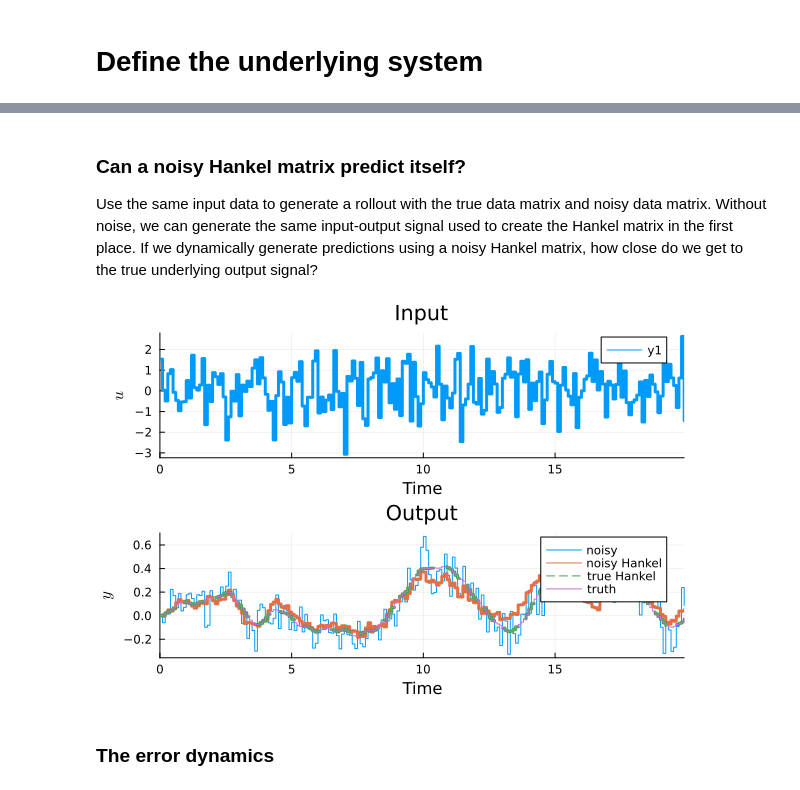
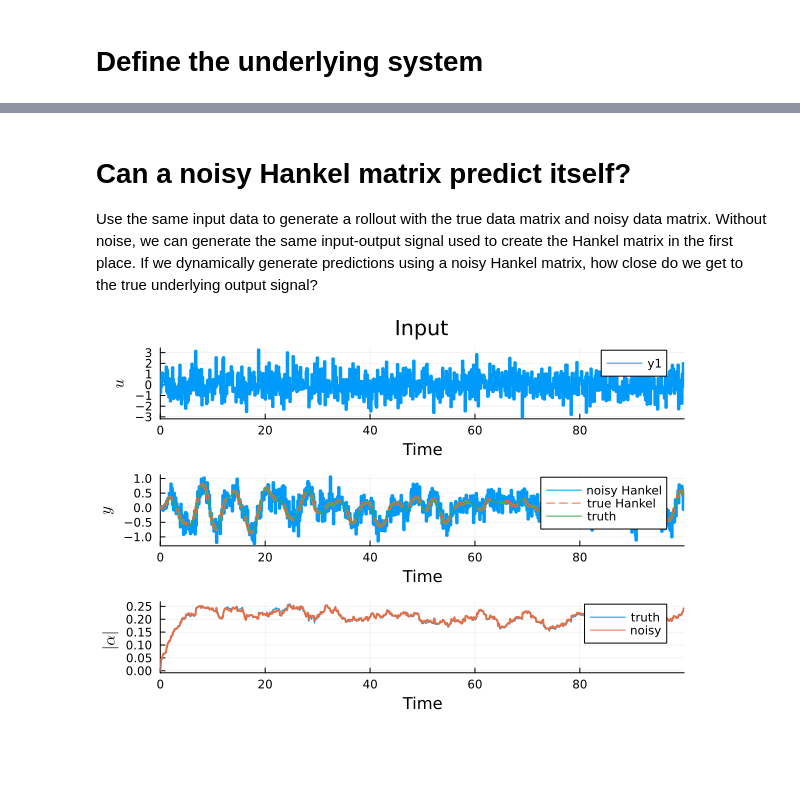
Before and after one commit to NPLawrence/deepHankel, a Jupyter notebook: examples/approx_error.ipynb, the cells around one changed output, grey strips where cells are left out. Drawn from its saved outputs; the diff is of its cells as text; code cells hidden in the pictures; blank space fills up the shorter version.

```diff
--- a/examples/approx_error.ipynb
+++ b/examples/approx_error.ipynb
@@ -27,0 +122,15 @@ y_data = y_data_true .+ noise
+# %%
+L = 5
+N = 1000
+
+noise = randn(N)
+
+f(L) = opnorm(Hankel(noise, L), 2)
+# g(N) = opnorm(Hankel(noise[1:N],L), 1)
+
+# h(N) = opnorm(Hankel(noise[1:N],Int(ceil((log(1+N))))), 1)
+# h(N) = opnorm(Hankel(noise[1:N],Int(ceil(N/5))))
+
+plot(4:200, f)
+# plot(100:N, g)
+# plot!(100:N, h, label="varying L")
@@ -40,27 +151,26 @@ plot!(plt[2], t, y_data_true, title = "Output", ylabel = L"y", label="truth", li
 # %% [markdown]
-### Can a noisy Hankel matrix predict itself?
+# Can a noisy Hankel matrix predict itself?
 
 Use the same input data to generate a rollout with the true data matrix and noisy data matrix.
 Without noise, we can generate the same input-output signal used to create the Hankel matrix in the first place.
 If we dynamically generate predictions using a noisy Hankel matrix, how close do we get to the true underlying output signal?
-# %%
-L = 15
-true_Hankel_rollout = rollout(u_data, zeros(L), zeros(L), u_data, y_data_true, L)
-noisy_Hankel_rollout = rollout(u_data, zeros(L), zeros(L), u_data, y_data, L)
-;
+# %%
+true_Hankel_rollout, α_norm_true = Hankel_rollout(B.u, zeros(B.L), zeros(B.L), B.u, B.y_clean, B.L)
+noisy_Hankel_rollout, α_norm = Hankel_rollout(B.u, zeros(B.L), zeros(B.L), B.u, B.y, B.L)
+;
 # %%
 plt = plot(
     xaxis  = ("Time", ),
-    xlims = (0, t[end]),
+    xlims = (0, B.t[end]),
     legend = true,
-    layout = (2,1),
+    layout = (3,1),
 )
-plot!(plt[1], t, u_data, title = "Input", ylabel = L"u", linetype=:step, lw=3)
-plot!(plt[2], t, y_data, title = "Output", ylabel = L"y", label="noisy", linetype=:step, lw=1)
-plot!(plt[2], t, noisy_Hankel_rollout, ylabel = L"y", label="noisy Hankel", linetype=:step, lw=3)
-plot!(plt[2], t, true_Hankel_rollout, ylabel = L"y", label="true Hankel", linetype=:step,  ls=:dash,lw=3)
-plot!(plt[2], t, y_data_true, ylabel = L"y", label="truth", linetype=:step, lw=1)
+plot!(plt[1], B.t, B.u, title = "Input", ylabel = L"u", linetype=:step, lw=3)
+# plot!(plt[2], B.t, B.y, title = "Output", ylabel = L"y", label="noisy", linetype=:step, lw=1)
+plot!(plt[2], B.t, noisy_Hankel_rollout, ylabel = L"y", label="noisy Hankel", linetype=:step, lw=3)
+plot!(plt[2], B.t, true_Hankel_rollout, ylabel = L"y", label="true Hankel", linetype=:step,  ls=:dash,lw=3)
+plot!(plt[2], B.t, B.y_clean, ylabel = L"y", label="truth", linetype=:step, lw=1)
+plot!(plt[3], B.t, α_norm_true, ylabel = L"\left| \alpha \right|", label="truth", lw=1)
+plot!(plt[3], B.t, α_norm, ylabel = L"\| \alpha \|", label="noisy", lw=2)
 # %% [output]
-[figure, old version]
+[figure, new version]
-# %% [markdown]
-### The error dynamics
```
Also changed, not shown: parts of 16 cells of this notebook, 58 other files.
